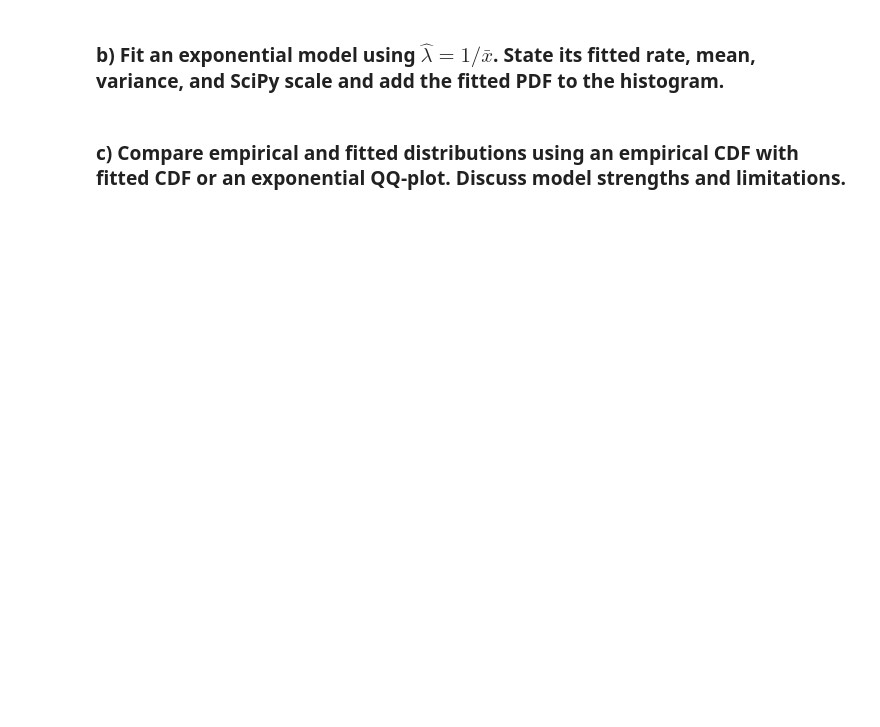
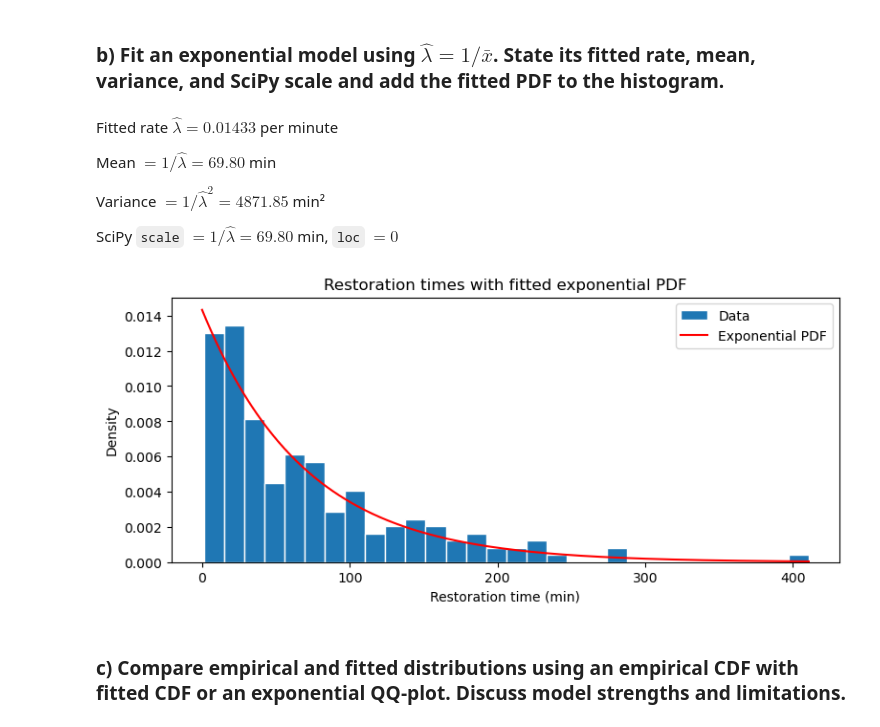
Before and after one commit to Fanticel/STA1, a Jupyter notebook: Asg2/Asg.ipynb, the cells around one changed output. Cells and saved outputs as stored; diff of their text form; code cells hidden in the pictures; blank space fills up the shorter version.

```diff
--- a/Asg2/Asg.ipynb
+++ b/Asg2/Asg.ipynb
@@ -223,4 +265,40 @@ $0.6375 - 0.639864972318845 = -0.0023649723188450267$
 # %% [markdown]
 ### b) Fit an exponential model using $\hat{\lambda} = 1/\bar{x}$. State its fitted rate, mean, variance, and SciPy scale and add the fitted PDF to the histogram.
+# %%
+lam_hat = 1 / mean
+E = stats.expon(loc=0, scale=1/lam_hat)
+
+display(Markdown(f"""
+Fitted rate $\\hat{{\\lambda}} = {lam_hat:.5f}$ per minute
+
+Mean $= 1/\\hat{{\\lambda}} = {E.mean():.2f}$ min
+
+Variance $= 1/\\hat{{\\lambda}}^2 = {E.var():.2f}$ min²
+
+SciPy `scale` $= 1/\\hat{{\\lambda}} = {E.kwds['scale']:.2f}$ min, `loc` $= 0$
+"""))
+
+xs = np.linspace(0, t_max, 400)
+
+fig, ax = plt.subplots(figsize=(9, 3.6))
+
+ax.set_title("Restoration times with fitted exponential PDF")
+ax.hist(T_data, bins=30, density=True, edgecolor="white", label="Data")
+ax.plot(xs, E.pdf(xs), color="red", label="Exponential PDF")
+ax.set_xlabel("Restoration time (min)")
+ax.set_ylabel("Density")
+ax.legend()
+
+plt.show()
+# %% [output]
+
+Fitted rate $\hat{\lambda} = 0.01433$ per minute
+
+Mean $= 1/\hat{\lambda} = 69.80$ min
+
+Variance $= 1/\hat{\lambda}^2 = 4871.85$ min²
+
+SciPy `scale` $= 1/\hat{\lambda} = 69.80$ min, `loc` $= 0$
+[figure, added]
 # %% [markdown]
 ### c) Compare empirical and fitted distributions using an empirical CDF with fitted CDF or an exponential QQ-plot. Discuss model strengths and limitations.
```
Also changed, not shown: parts of 14 cells of this notebook.
